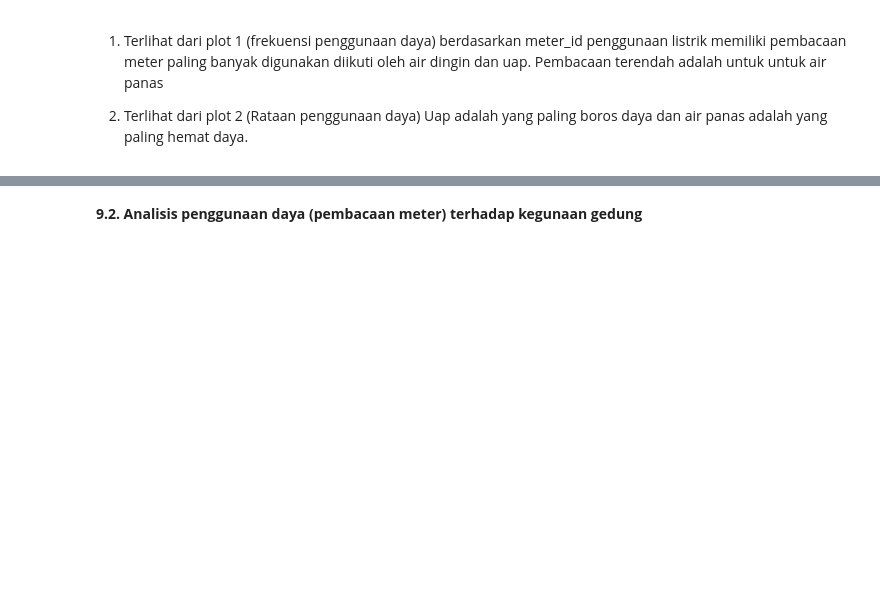
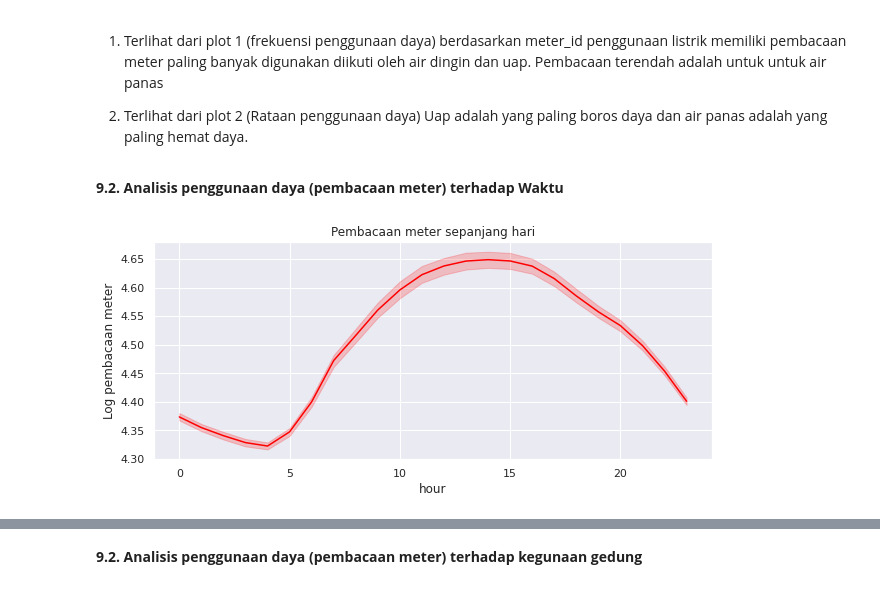
Before and after one commit to thyeaditungson29/myDataScience, a Jupyter notebook: EVDA_project22_UTS_dataFromKaggle.ipynb, the cells around one changed output, grey strips where cells are left out. Drawn from its saved outputs; the diff is of its cells as text; code cells hidden in the pictures; blank space fills up the shorter version.

```diff
--- a/EVDA_project22_UTS_dataFromKaggle.ipynb
+++ b/EVDA_project22_UTS_dataFromKaggle.ipynb
@@ -1017,3 +975,15 @@ Text(0.5, 1.0, 'Rata-rata Pembacaan oleh Berbagai Jenis Meter')
 1.   Terlihat dari plot 1 (frekuensi penggunaan daya) berdasarkan meter_id penggunaan listrik memiliki pembacaan meter paling banyak digunakan diikuti oleh air dingin dan uap. Pembacaan terendah adalah untuk untuk air panas
 
 2.   Terlihat dari plot 2 (Rataan penggunaan daya) Uap adalah yang paling boros daya dan air panas adalah yang paling hemat daya.
+# %% [markdown]
+**9.2. Analisis penggunaan daya (pembacaan meter) terhadap Waktu**
+# %%
+#Melihat rataan penggunaan daya (pembacaan meter_reading) secara harian (pada tiap jamnya)
+plt.figure(figsize=(10,4))
+hour_df= df_all_Train2.groupby(['timestamp','hour']).meter_reading.mean().reset_index()
+sns.lineplot(x=hour_df['hour'], y=hour_df['meter_reading'], color='red')
+plt.ylabel("Log pembacaan meter")
+plt.title("Pembacaan meter sepanjang hari")
+plt.show()
+# %% [output]
+[figure, added]
```
Also changed, not shown: parts of 45 cells of this notebook.
